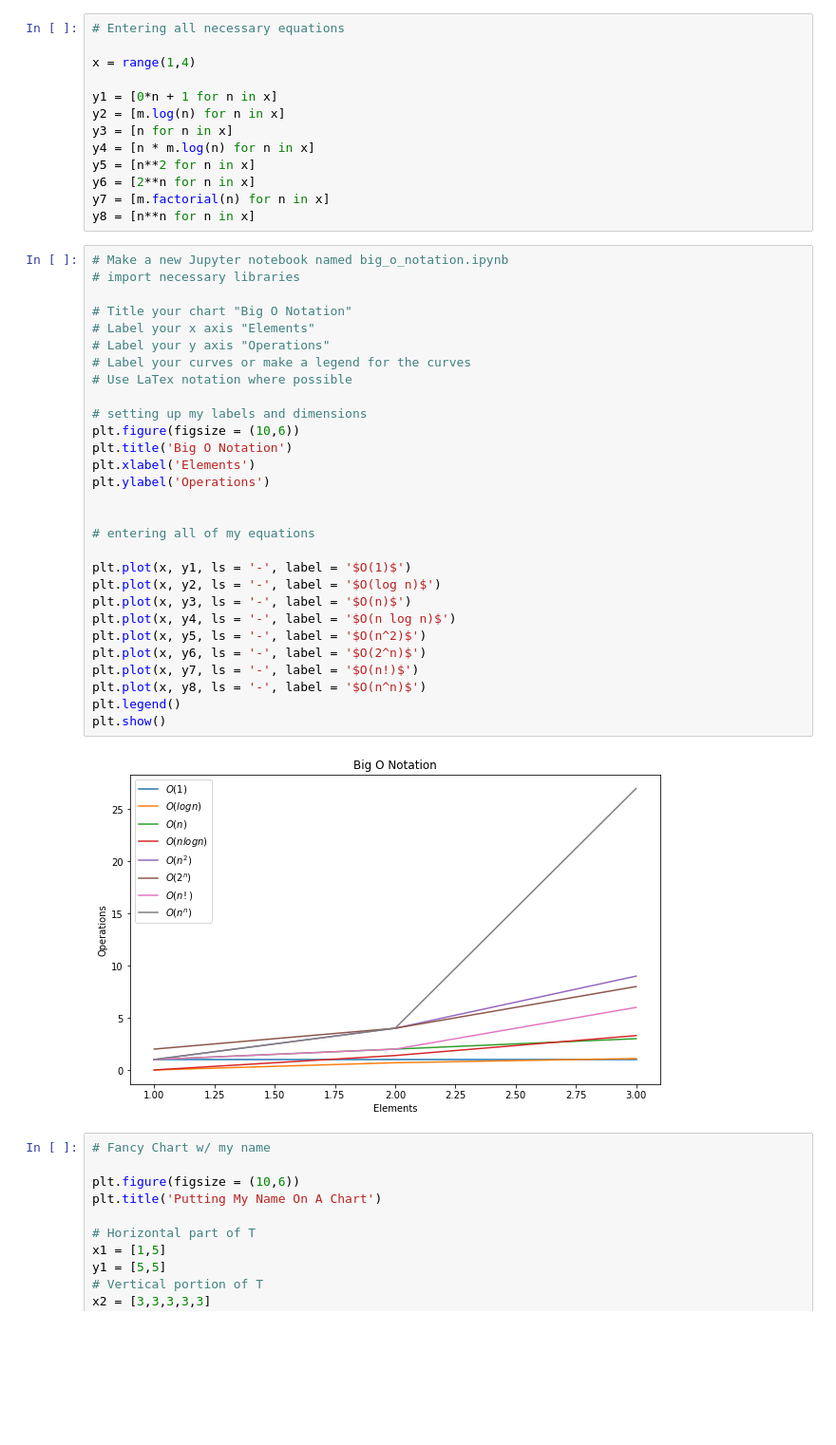
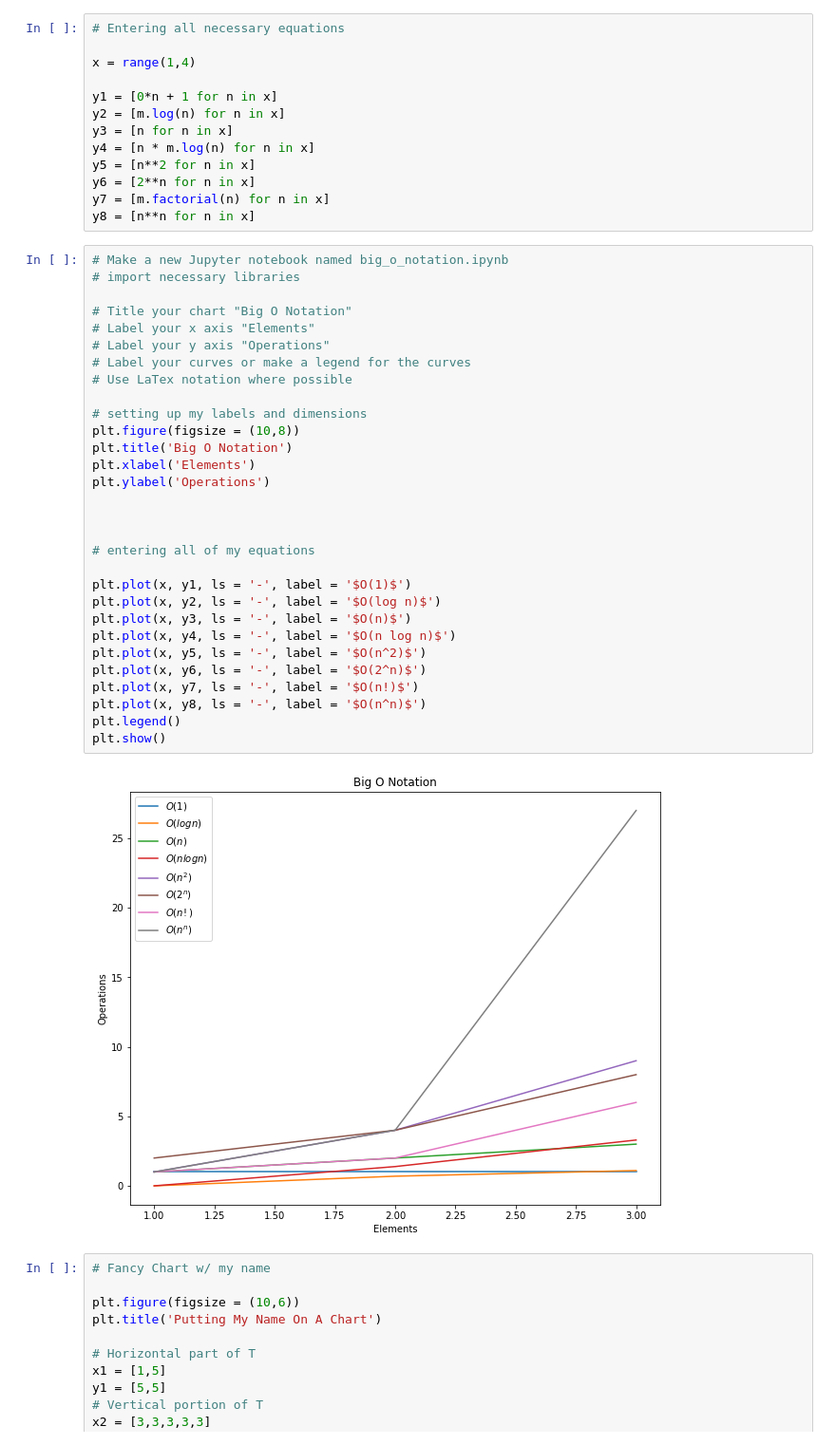
Before and after one commit to Tyler-Applegate/numpy-pandas-visualization-exercises, a Jupyter notebook: big_o_notation.ipynb, the cells around one changed output. Shown at 95% size. Drawn from its saved outputs; the diff is of its cells as text; blank space fills up the shorter version.

```diff
--- a/big_o_notation.ipynb
+++ b/big_o_notation.ipynb
@@ -20,34 +20,35 @@ y8 = [n**n for n in x]
 # %%
 # Make a new Jupyter notebook named big_o_notation.ipynb
 # import necessary libraries
 
 # Title your chart "Big O Notation"
 # Label your x axis "Elements"
 # Label your y axis "Operations"
 # Label your curves or make a legend for the curves
 # Use LaTex notation where possible
 
 # setting up my labels and dimensions
-plt.figure(figsize = (10,6))
+plt.figure(figsize = (10,8))
 plt.title('Big O Notation')
 plt.xlabel('Elements')
 plt.ylabel('Operations')
+
 
 
 # entering all of my equations
 
 plt.plot(x, y1, ls = '-', label = '$O(1)$')
 plt.plot(x, y2, ls = '-', label = '$O(log n)$')
 plt.plot(x, y3, ls = '-', label = '$O(n)$')
 plt.plot(x, y4, ls = '-', label = '$O(n log n)$')
 plt.plot(x, y5, ls = '-', label = '$O(n^2)$')
 plt.plot(x, y6, ls = '-', label = '$O(2^n)$')
 plt.plot(x, y7, ls = '-', label = '$O(n!)$')
 plt.plot(x, y8, ls = '-', label = '$O(n^n)$')
 plt.legend()
 plt.show()
 # %% [output]
-[figure, old version]
+[figure, new version]
 # %%
 # Fancy Chart w/ my name
 
```
Also changed, not shown: parts of 1 cell of this notebook.
